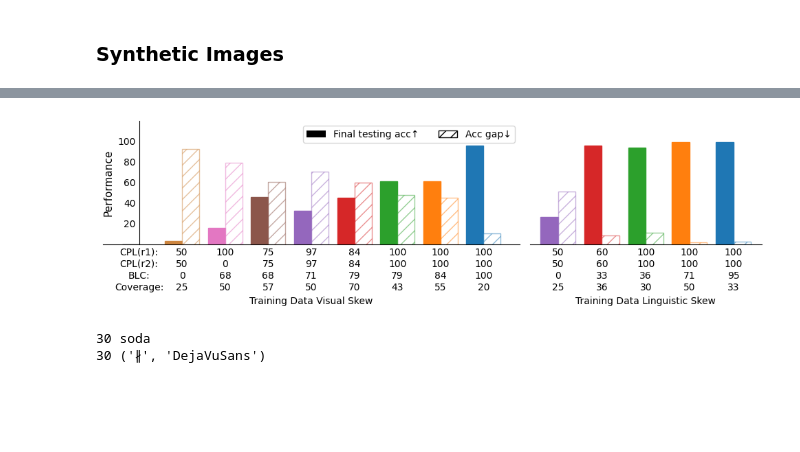
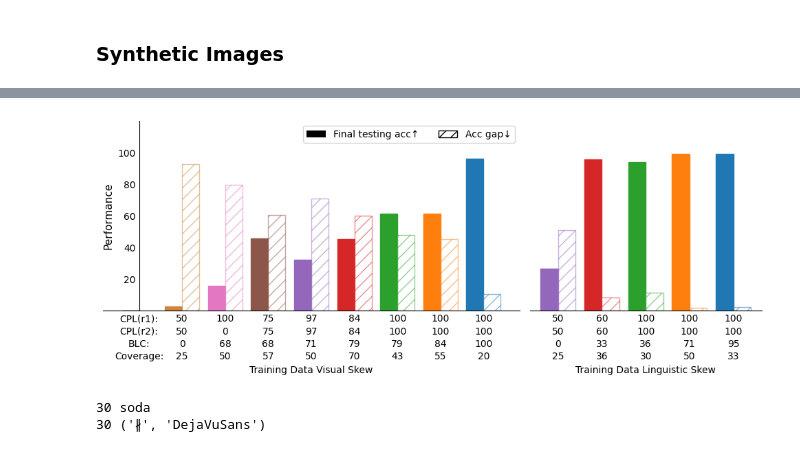
Before and after one commit to zdxdsw/skewed_relations_T2I, a Jupyter notebook: notebooks/sheets_icons_plot.ipynb, the cells around one changed output, grey strips where cells are left out. Drawn from its saved outputs; the diff is of its cells as text; code cells hidden in the pictures; blank space fills up the shorter version.

```diff
--- a/notebooks/sheets_icons_plot.ipynb
+++ b/notebooks/sheets_icons_plot.ipynb
@@ -443,9 +443,11 @@ metrics = {
 colors = ['peru'] + list(matplotlib.colormaps['tab10'].colors)[::-1][3:] + list(matplotlib.colormaps['tab10'].colors)[::-1][5:]
 
 width = 0.4  # the width of the bars
+figsize = (10, 4) #(10, 3) for rebuttal
+linespacing = 1.4 # 1.3 for rebuttal
 
 fig, [ax, ax2] = plt.subplots(
-      1, 2, figsize=(10,3), sharex='col', sharey='row',
+      1, 2, figsize=figsize, sharex='col', sharey='row',
       gridspec_kw={'width_ratios': [9, 5],}
 )
 
@@ -493,37 +495,38 @@ for i, n in enumerate(splits_for_plot2):
       if len(TEACCs) == 0: gap = -1
       else: gap = round(sum([max(0, j-i) for i, j in zip(TEACCs, TRACCs)]) / len(TEACCs), 2)
       if len(TEACCs) == 0: max_teacc = -1
       else: max_teacc = max(TEACCs)
 
       rect = ax2.bar(i+offset, max_teacc, width, color=colors[i+offset], edgecolor=colors[i+offset])
       rect = ax2.bar(i+offset+width, gap, width, color="white", edgecolor=colors[i+offset], hatch="//", alpha=0.5)
 
 ax.set_ylabel("Performance", fontsize=11)
 ax.set_xlabel('Training Data Visual Skew', fontsize=10)
 ax2.set_xlabel("Training Data Linguistic Skew", fontsize=10)
 
-ax.set_xticks(np.arange(-1, len(splits_for_plot1)) + width/2, xtick_labels, linespacing=1.3)
-ax2.set_xticks(np.arange(len(splits_for_plot1), len(splits_for_plot1+splits_for_plot2)) + width/2, xtick_labels2, linespacing=1.3)
+ax.set_xticks(np.arange(-1, len(splits_for_plot1)) + width/2, xtick_labels, linespacing=linespacing)
+ax2.set_xticks(np.arange(len(splits_for_plot1), len(splits_for_plot1+splits_for_plot2)) + width/2, xtick_labels2, linespacing=linespacing)
 
 ax.tick_params(axis='both', which='both', length=0)
 ax2.tick_params(axis='both', which='both', length=0)
 
 ax.spines[['right', 'top']].set_visible(False)
 ax2.spines[['right', 'top', 'left']].set_visible(False)
 ax.spines['left'].set_position(('data', -0.8))
 
 ax.set_yticks([20, 40, 60, 80, 100])
 ax.legend(loc='upper right', ncol=2)
 ax.set_ylim(0, 120)
 ax2.set_ylim(0, 120)
 
 
 plt.tight_layout()
 plt.show()
 
-fig.savefig(f"/home/ubuntu/clevr_control/notebooks/figures/latent_diffusion_synthetic.png", dpi=150, bbox_inches='tight')
+#fig.savefig(f"/home/ubuntu/clevr_control/notebooks/figures/latent_diffusion_synthetic.png", dpi=150, bbox_inches='tight')
+fig.savefig(f"/home/yingshac/workspace/clevr_control/notebooks/figures/latent_diffusion_synthetic_CR_edition.png", dpi=150, bbox_inches='tight')
 # %% [output]
-[figure, old version]
+[figure, new version]
 # %%
 ### PMD
 os.chdir("../scripts/diffuser_icons/")
```
Also changed, not shown: parts of 8 cells of this notebook, 8 other files.
